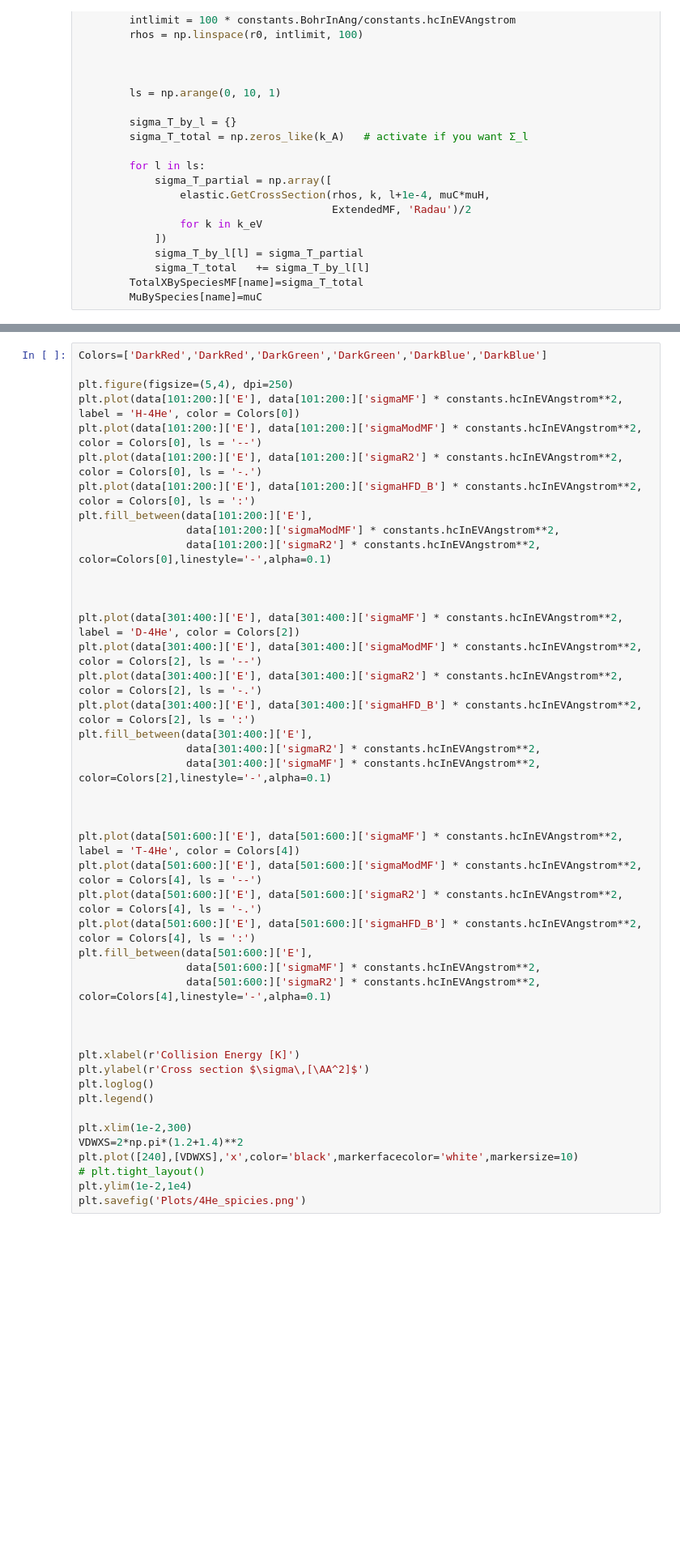
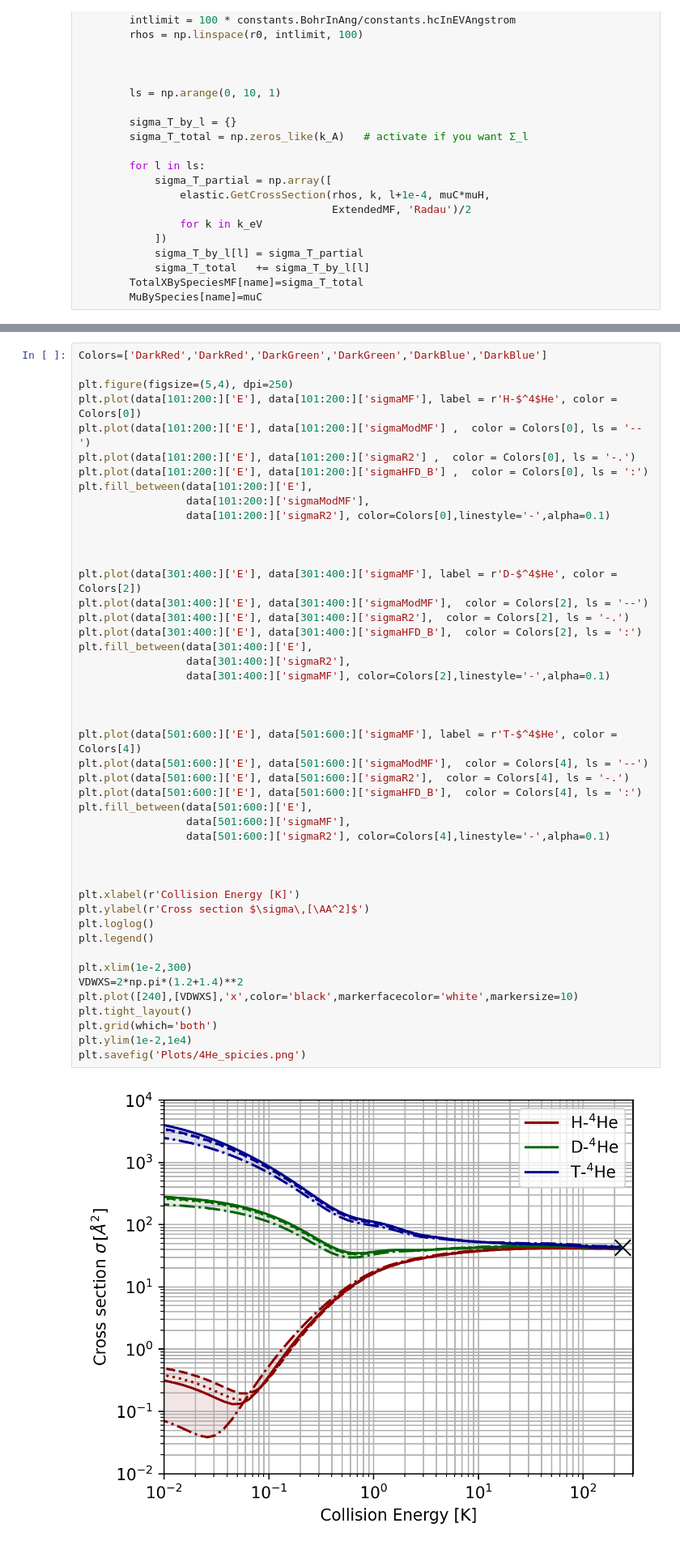
Before and after one commit to UTA-NURES/AtomicTrit, a Jupyter notebook: examples/HeH.ipynb, the cells around one changed output, grey strips where cells are left out. Shown at 81% size. Saved outputs shown, nothing was run; the diff lists cells and outputs as text; blank space fills up the shorter version.

```diff
--- a/examples/HeH.ipynb
+++ b/examples/HeH.ipynb
@@ -632,48 +630,51 @@ plt.savefig('Plots/3He_spicies.png')
 # %%
 Colors=['DarkRed','DarkRed','DarkGreen','DarkGreen','DarkBlue','DarkBlue']
 
 plt.figure(figsize=(5,4), dpi=250)
-plt.plot(data[101:200:]['E'], data[101:200:]['sigmaMF'] * constants.hcInEVAngstrom**2, label = 'H-4He', color = Colors[0])
-plt.plot(data[101:200:]['E'], data[101:200:]['sigmaModMF'] * constants.hcInEVAngstrom**2,  color = Colors[0], ls = '--')
-plt.plot(data[101:200:]['E'], data[101:200:]['sigmaR2'] * constants.hcInEVAngstrom**2,  color = Colors[0], ls = '-.')
-plt.plot(data[101:200:]['E'], data[101:200:]['sigmaHFD_B'] * constants.hcInEVAngstrom**2,  color = Colors[0], ls = ':')
+plt.plot(data[101:200:]['E'], data[101:200:]['sigmaMF'], label = r'H-$^4$He', color = Colors[0])
+plt.plot(data[101:200:]['E'], data[101:200:]['sigmaModMF'] ,  color = Colors[0], ls = '--')
+plt.plot(data[101:200:]['E'], data[101:200:]['sigmaR2'] ,  color = Colors[0], ls = '-.')
+plt.plot(data[101:200:]['E'], data[101:200:]['sigmaHFD_B'] ,  color = Colors[0], ls = ':')
 plt.fill_between(data[101:200:]['E'],
-                 data[101:200:]['sigmaModMF'] * constants.hcInEVAngstrom**2,
-                 data[101:200:]['sigmaR2'] * constants.hcInEVAngstrom**2, color=Colors[0],linestyle='-',alpha=0.1)
+                 data[101:200:]['sigmaModMF'],
+                 data[101:200:]['sigmaR2'], color=Colors[0],linestyle='-',alpha=0.1)
 
 
 
-plt.plot(data[301:400:]['E'], data[301:400:]['sigmaMF'] * constants.hcInEVAngstrom**2, label = 'D-4He', color = Colors[2])
-plt.plot(data[301:400:]['E'], data[301:400:]['sigmaModMF'] * constants.hcInEVAngstrom**2,  color = Colors[2], ls = '--')
-plt.plot(data[301:400:]['E'], data[301:400:]['sigmaR2'] * constants.hcInEVAngstrom**2,  color = Colors[2], ls = '-.')
-plt.plot(data[301:400:]['E'], data[301:400:]['sigmaHFD_B'] * constants.hcInEVAngstrom**2,  color = Colors[2], ls = ':')
+plt.plot(data[301:400:]['E'], data[301:400:]['sigmaMF'], label = r'D-$^4$He', color = Colors[2])
+plt.plot(data[301:400:]['E'], data[301:400:]['sigmaModMF'],  color = Colors[2], ls = '--')
+plt.plot(data[301:400:]['E'], data[301:400:]['sigmaR2'],  color = Colors[2], ls = '-.')
+plt.plot(data[301:400:]['E'], data[301:400:]['sigmaHFD_B'],  color = Colors[2], ls = ':')
 plt.fill_between(data[301:400:]['E'],
-                 data[301:400:]['sigmaR2'] * constants.hcInEVAngstrom**2,
-                 data[301:400:]['sigmaMF'] * constants.hcInEVAngstrom**2, color=Colors[2],linestyle='-',alpha=0.1)
+                 data[301:400:]['sigmaR2'],
+                 data[301:400:]['sigmaMF'], color=Colors[2],linestyle='-',alpha=0.1)
 
 
 
-plt.plot(data[501:600:]['E'], data[501:600:]['sigmaMF'] * constants.hcInEVAngstrom**2, label = 'T-4He', color = Colors[4])
-plt.plot(data[501:600:]['E'], data[501:600:]['sigmaModMF'] * constants.hcInEVAngstrom**2,  color = Colors[4], ls = '--')
-plt.plot(data[501:600:]['E'], data[501:600:]['sigmaR2'] * constants.hcInEVAngstrom**2,  color = Colors[4], ls = '-.')
-plt.plot(data[501:600:]['E'], data[501:600:]['sigmaHFD_B'] * constants.hcInEVAngstrom**2,  color = Colors[4], ls = ':')
+plt.plot(data[501:600:]['E'], data[501:600:]['sigmaMF'], label = r'T-$^4$He', color = Colors[4])
+plt.plot(data[501:600:]['E'], data[501:600:]['sigmaModMF'],  color = Colors[4], ls = '--')
+plt.plot(data[501:600:]['E'], data[501:600:]['sigmaR2'],  color = Colors[4], ls = '-.')
+plt.plot(data[501:600:]['E'], data[501:600:]['sigmaHFD_B'],  color = Colors[4], ls = ':')
 plt.fill_between(data[501:600:]['E'],
-                 data[501:600:]['sigmaMF'] * constants.hcInEVAngstrom**2,
-                 data[501:600:]['sigmaR2'] * constants.hcInEVAngstrom**2, color=Colors[4],linestyle='-',alpha=0.1)
+                 data[501:600:]['sigmaMF'],
+                 data[501:600:]['sigmaR2'], color=Colors[4],linestyle='-',alpha=0.1)
 
 
 
 plt.xlabel(r'Collision Energy [K]')
 plt.ylabel(r'Cross section $\sigma\,[\AA^2]$')
 plt.loglog()
 plt.legend()
 
 plt.xlim(1e-2,300)
 VDWXS=2*np.pi*(1.2+1.4)**2
 plt.plot([240],[VDWXS],'x',color='black',markerfacecolor='white',markersize=10)
-# plt.tight_layout()
+plt.tight_layout()
+plt.grid(which='both')
 plt.ylim(1e-2,1e4)
 plt.savefig('Plots/4He_spicies.png')
+# %% [output]
+[figure, added]
 # %%
 Colors=['DarkRed','DarkRed','DarkGreen','DarkGreen','DarkBlue','DarkBlue']
 
```
Also changed, not shown: parts of 9 cells of this notebook, 6 other files.
